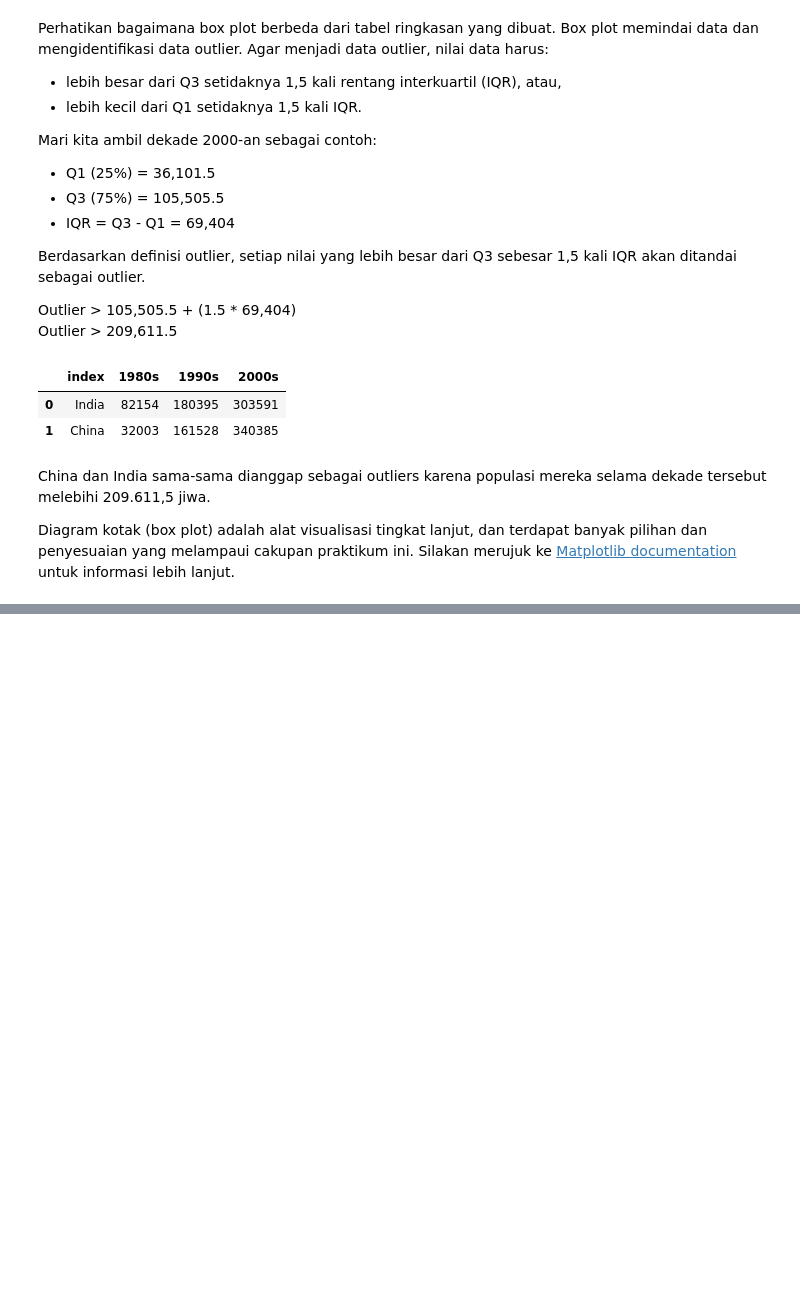
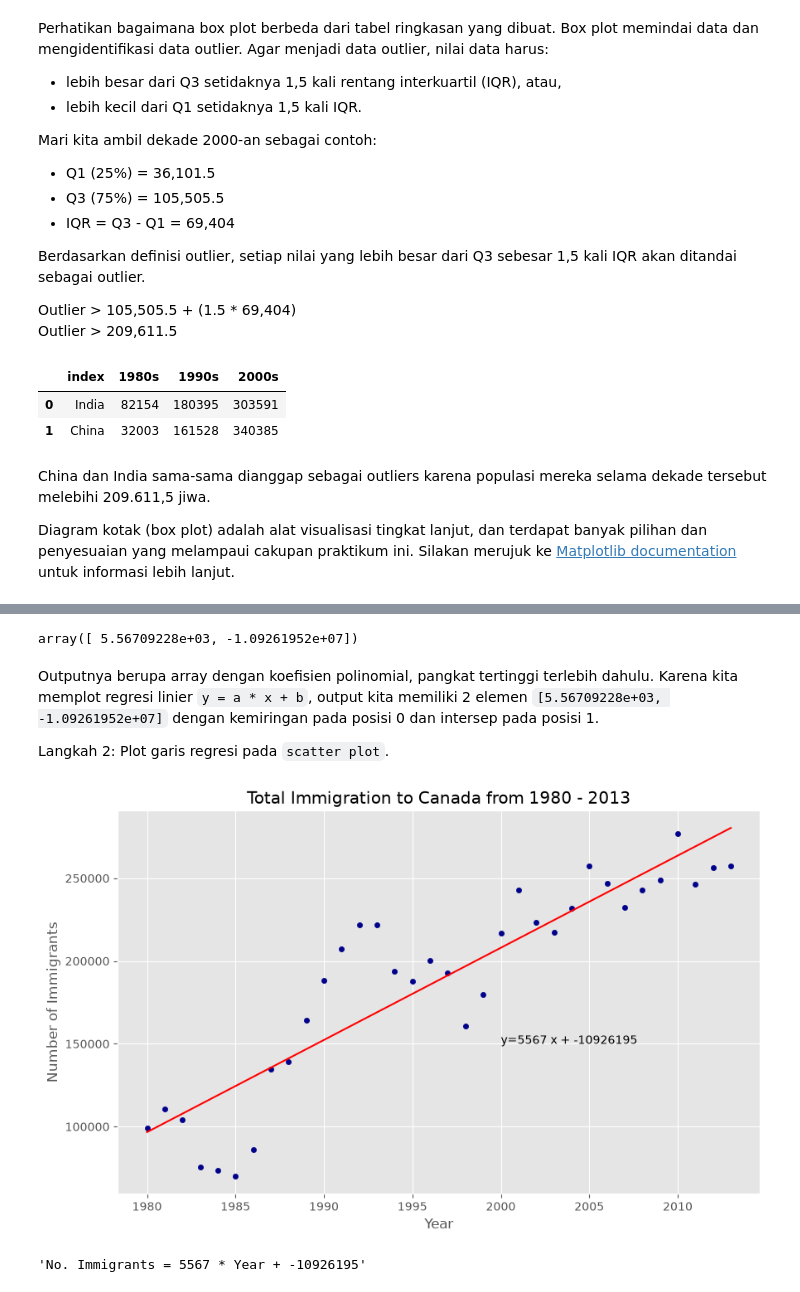
Before and after one commit to jagadhita28/ibm-data-visualization-python, a Jupyter notebook: module-2-basic-specialized-tools/notebooks/03_specialized_visualization_tools.ipynb, the cells around one changed output, grey strips where cells are left out. Cells and saved outputs as stored; diff of their text form; code cells hidden in the pictures; blank space fills up the shorter version.

```diff
--- a/module-2-basic-specialized-tools/notebooks/03_specialized_visualization_tools.ipynb
+++ b/module-2-basic-specialized-tools/notebooks/03_specialized_visualization_tools.ipynb
@@ -533,0 +589,32 @@ Diagram kotak (box plot) adalah alat visualisasi tingkat lanjut, dan terdapat ba
+# %%
+x = df_total["years"] # years in x-axis
+y = df_total["total"] # total in y-axis
+
+fit = np.polyfit(x, y, deg=1)
+fit
+# %% [output]
+array([ 5.56709228e+03, -1.09261952e+07])
+# %% [markdown]
+Outputnya berupa array dengan koefisien polinomial, pangkat tertinggi terlebih dahulu. Karena kita memplot regresi linier `y = a * x + b`, output kita memiliki 2 elemen `[5.56709228e+03, -1.09261952e+07]` dengan kemiringan pada posisi 0 dan intersep pada posisi 1.
+
+Langkah 2: Plot garis regresi pada `scatter plot`.
+# %%
+df_total.plot(kind="scatter", x="years", y="total", figsize=(10, 6), color="darkblue")
+
+plt.title("Total Immigration to Canada from 1980 - 2013")
+plt.xlabel("Year")
+plt.ylabel("Number of Immigrants")
+
+# plot line of best fit
+plt.plot(x, fit[0] * x + fit[1], color="red") # recall that x is the Years
+plt.annotate("y={0:.0f} x + {1:.0f}".format(fit[0], fit[1]), xy=(2000, 150000))
+
+plt.savefig("../outputs/scatter_with_line_plot_total_immigrants.png",
+           dpi=200, bbox_inches="tight")
+plt.show()
+
+# print out the line of best fit
+"No. Immigrants = {0:.0f} * Year + {1:.0f}".format(fit[0], fit[1])
+# %% [output]
+[figure, added]
+'No. Immigrants = 5567 * Year + -10926195'
```
Also changed, not shown: parts of 19 cells of this notebook, 3 other files.
